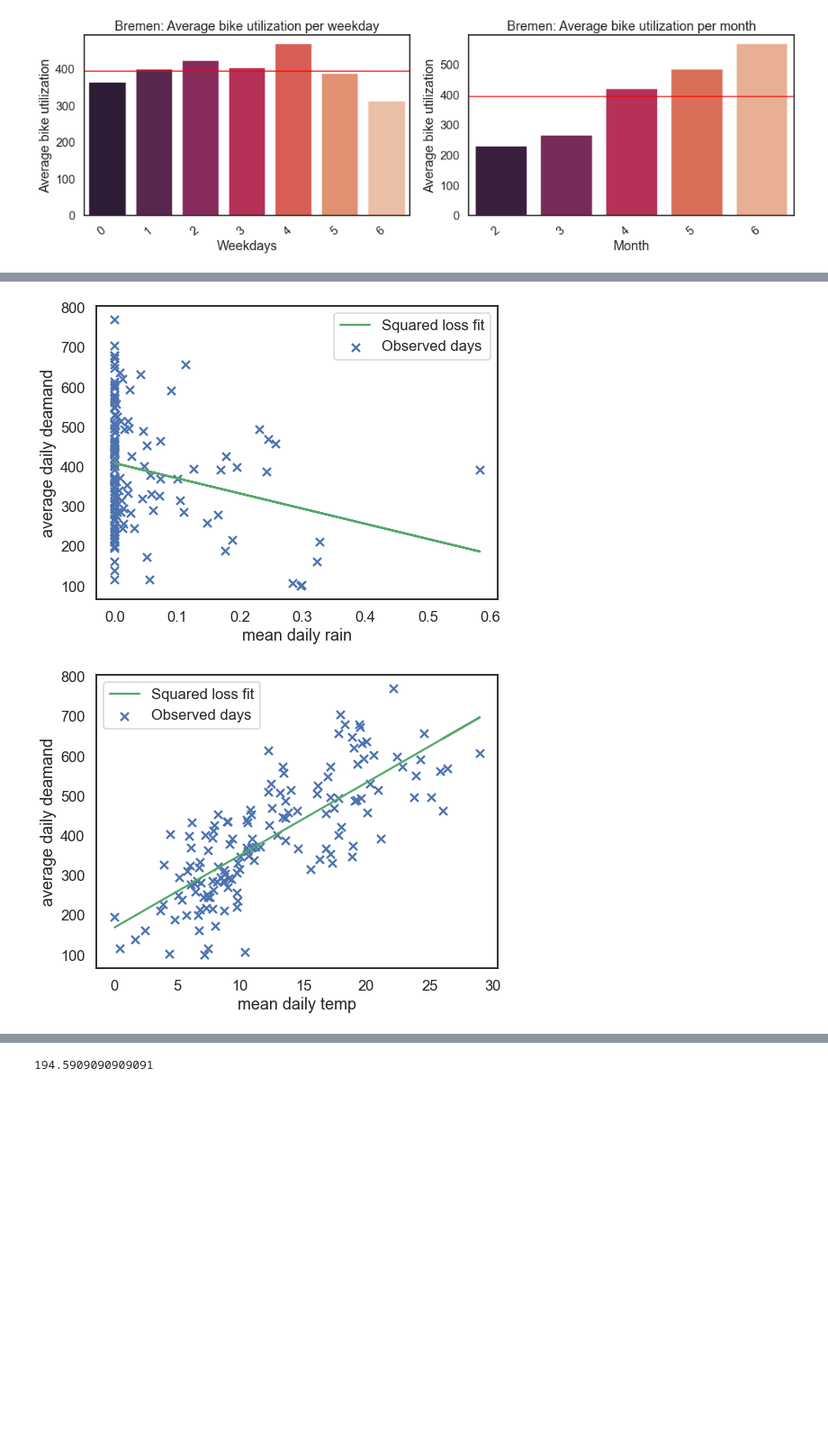
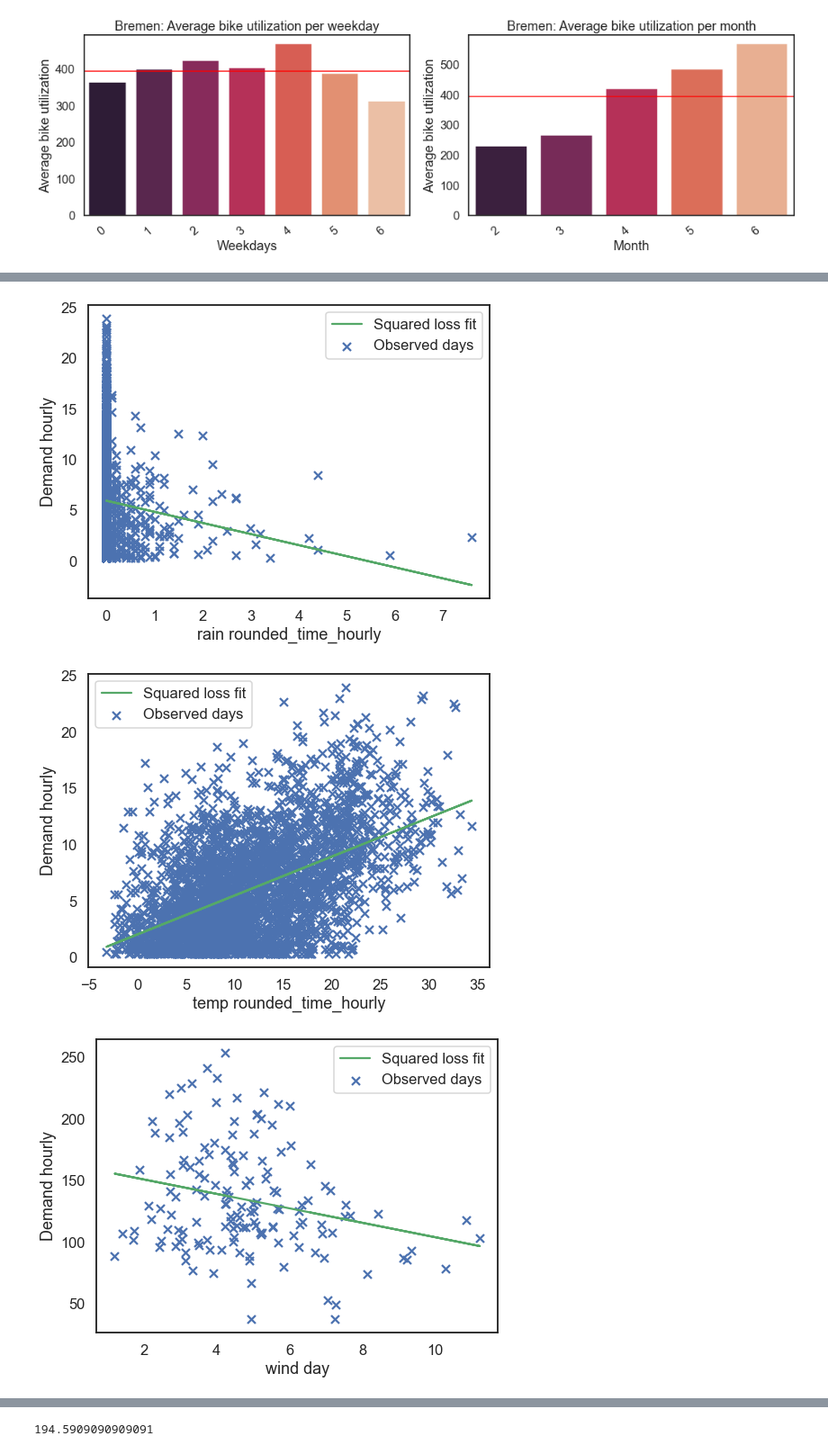
Before and after one commit to Polifka/eagle_gang, a Jupyter notebook: KPI analysis.ipynb, the cells around one changed output, grey strips where cells are left out. Shown at 90% size. Saved outputs shown, nothing was run; the diff lists cells and outputs as text; code cells hidden in the pictures; blank space fills up the shorter version.

Commit message:
changing linear regression model

```diff
--- a/KPI analysis.ipynb
+++ b/KPI analysis.ipynb
@@ -242,3 +244,6 @@ general_utilization("bremen","bike","Bremen","dataset","absolute")
 # %% [output]
 [figure]
 [figure]
+# %%
+bremen = read_data("bremen")
+weather_utilization_regression(bremen,"absolute")
@@ -245,3 +263,3 @@ general_utilization("bremen","bike","Bremen","dataset","absolute")
 # %%
-weather_utilization_regression(read_data("bremen"))
+weather_utilization_regression(bremen,"compensated")
 # %% [output]
@@ -253,2 +273,3 @@ KeyError: 'wind'
-[figure, old version]
+[figure, new version]
-[figure, old version]
+[figure, new version]
+[figure, added]
```
Also changed, not shown: parts of 5 cells of this notebook.
